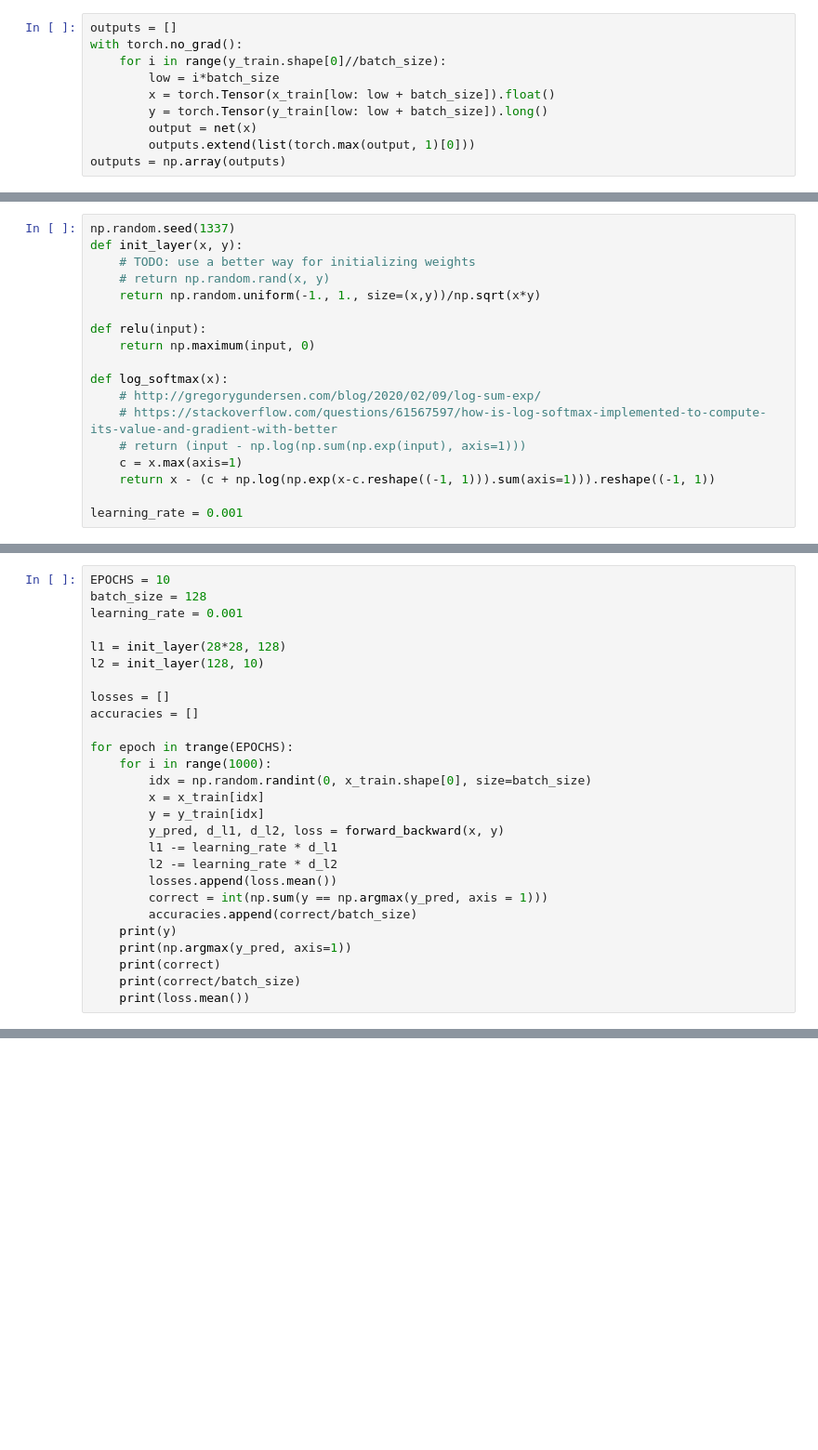
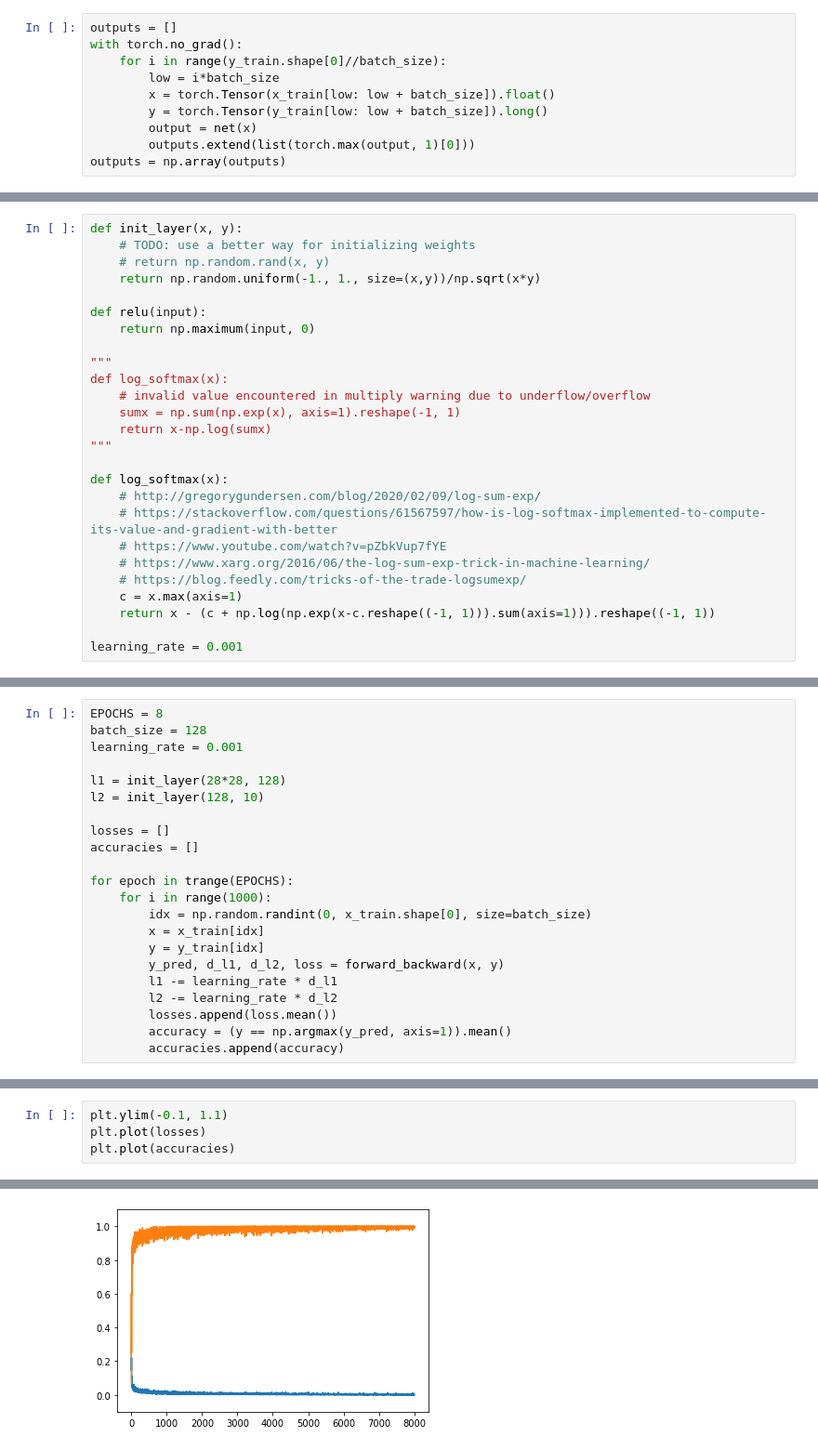
Before and after one commit to notjedi/ml-playground, a Jupyter notebook: neural-net-pytorch/mnist-from-scratch.ipynb, the cells around one changed output, grey strips where cells are left out. Shown: that part at 93% size. Saved outputs shown, nothing was run; the diff lists cells and outputs as text; blank space fills up the shorter version.

```diff
--- a/neural-net-pytorch/mnist-from-scratch.ipynb
+++ b/neural-net-pytorch/mnist-from-scratch.ipynb
@@ -119,5 +120,4 @@ plt.imshow(np.concatenate(x_bad, axis=1), cmap='gray')
 # %%
-np.random.seed(1337)
 def init_layer(x, y):
     # TODO: use a better way for initializing weights
     # return np.random.rand(x, y)
@@ -126,10 +126,19 @@ def init_layer(x, y):
 def relu(input):
     return np.maximum(input, 0)
 
+"""
+def log_softmax(x):
+    # invalid value encountered in multiply warning due to underflow/overflow
+    sumx = np.sum(np.exp(x), axis=1).reshape(-1, 1)
+    return x-np.log(sumx)
+"""
+
 def log_softmax(x):
     # http://gregorygundersen.com/blog/2020/02/09/log-sum-exp/
     # https://stackoverflow.com/questions/61567597/how-is-log-softmax-implemented-to-compute-its-value-and-gradient-with-better
-    # return (input - np.log(np.sum(np.exp(input), axis=1)))
+    # https://www.youtube.com/watch?v=pZbkVup7fYE
+    # https://www.xarg.org/2016/06/the-log-sum-exp-trick-in-machine-learning/
+    # https://blog.feedly.com/tricks-of-the-trade-logsumexp/
     c = x.max(axis=1)
     return x - (c + np.log(np.exp(x-c.reshape((-1, 1))).sum(axis=1))).reshape((-1, 1))
 
@@ -198,5 +205,5 @@ def forward_backward(x, y):
 # %%
-EPOCHS = 10
+EPOCHS = 8
 batch_size = 128
 learning_rate = 0.001
 
@@ -215,10 +222,5 @@ for epoch in trange(EPOCHS):
         l1 -= learning_rate * d_l1
         l2 -= learning_rate * d_l2
         losses.append(loss.mean())
-        correct = int(np.sum(y == np.argmax(y_pred, axis = 1)))
-        accuracies.append(correct/batch_size)
-    print(y)
-    print(np.argmax(y_pred, axis=1))
-    print(correct)
-    print(correct/batch_size)
-    print(loss.mean())
+        accuracy = (y == np.argmax(y_pred, axis=1)).mean()
+        accuracies.append(accuracy)
@@ -313,0 +227,5 @@ for epoch in trange(EPOCHS):
+# %%
+plt.ylim(-0.1, 1.1)
+plt.plot(losses)
+plt.plot(accuracies)
+# %% [output]
@@ -313,0 +233 @@ for epoch in trange(EPOCHS):
+[figure, added]
```
Also changed, not shown: parts of 12 cells of this notebook, 1 other file.
